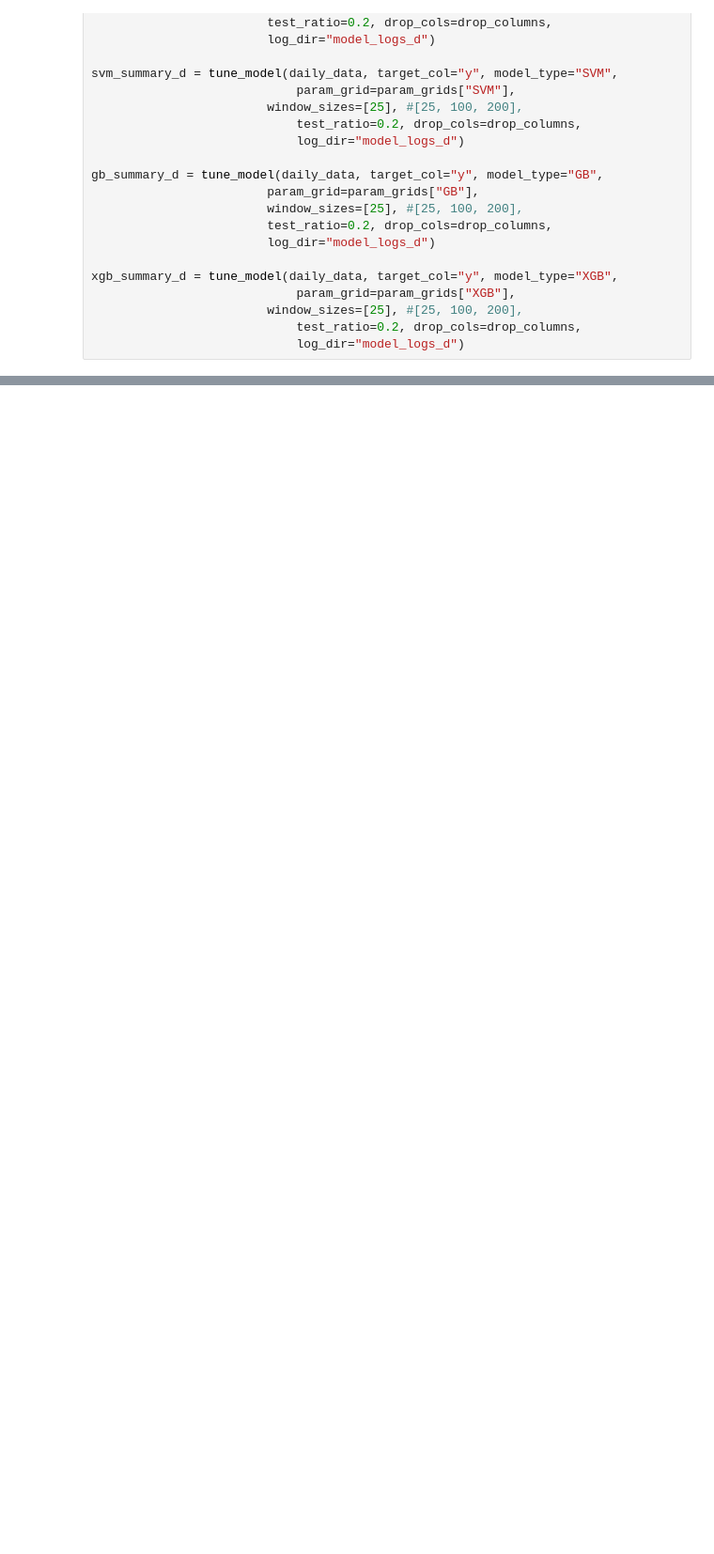
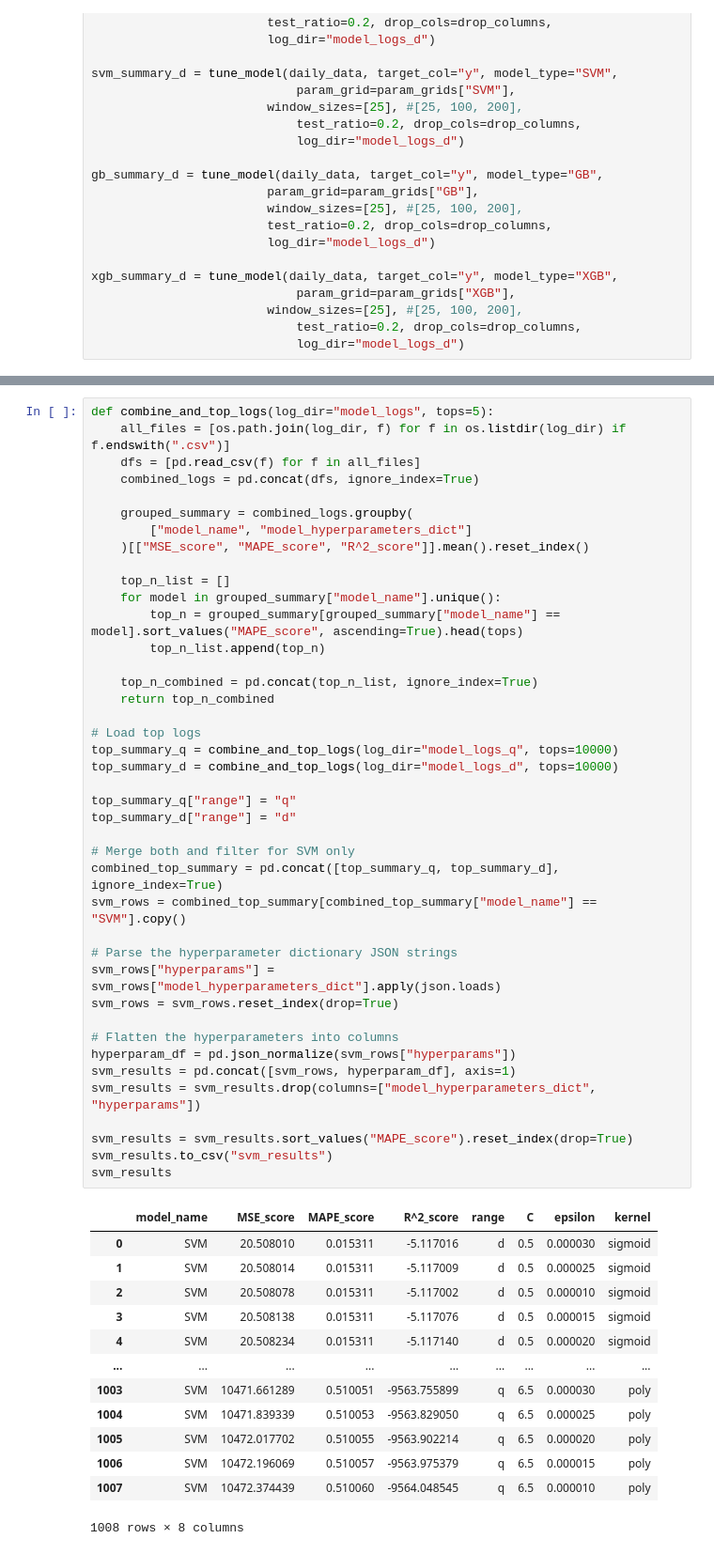
Before and after one commit to jimhcyang/xai_stock_pred_tune, a Jupyter notebook: ml_tuning.ipynb, the cells around one changed output, grey strips where cells are left out. Shown: that part at 94% size. Drawn from its saved outputs; the diff is of its cells as text; blank space fills up the shorter version.

Commit message:
hyperparameter tuning updates

```diff
--- a/ml_tuning.ipynb
+++ b/ml_tuning.ipynb
@@ -415,0 +427,55 @@ for d in top_summary_d['model_hyperparameters_dict']:
+# %%
+def combine_and_top_logs(log_dir="model_logs", tops=5):
+    all_files = [os.path.join(log_dir, f) for f in os.listdir(log_dir) if f.endswith(".csv")]
+    dfs = [pd.read_csv(f) for f in all_files]
+    combined_logs = pd.concat(dfs, ignore_index=True)
+
+    grouped_summary = combined_logs.groupby(
+        ["model_name", "model_hyperparameters_dict"]
+    )[["MSE_score", "MAPE_score", "R^2_score"]].mean().reset_index()
+
+    top_n_list = []
+    for model in grouped_summary["model_name"].unique():
+        top_n = grouped_summary[grouped_summary["model_name"] == model].sort_values("MAPE_score", ascending=True).head(tops)
+        top_n_list.append(top_n)
+
+    top_n_combined = pd.concat(top_n_list, ignore_index=True)
+    return top_n_combined
+
+# Load top logs
+top_summary_q = combine_and_top_logs(log_dir="model_logs_q", tops=10000)
+top_summary_d = combine_and_top_logs(log_dir="model_logs_d", tops=10000)
+
+top_summary_q["range"] = "q"
+top_summary_d["range"] = "d"
+
+# Merge both and filter for SVM only
+combined_top_summary = pd.concat([top_summary_q, top_summary_d], ignore_index=True)
+svm_rows = combined_top_summary[combined_top_summary["model_name"] == "SVM"].copy()
+
+# Parse the hyperparameter dictionary JSON strings
+svm_rows["hyperparams"] = svm_rows["model_hyperparameters_dict"].apply(json.loads)
+svm_rows = svm_rows.reset_index(drop=True)
+
+# Flatten the hyperparameters into columns
+hyperparam_df = pd.json_normalize(svm_rows["hyperparams"])
+svm_results = pd.concat([svm_rows, hyperparam_df], axis=1)
+svm_results = svm_results.drop(columns=["model_hyperparameters_dict", "hyperparams"])
+
+svm_results = svm_results.sort_values("MAPE_score").reset_index(drop=True)
+svm_results.to_csv("svm_results")
+svm_results
+# %% [output]
+|  | model_name | MSE_score | MAPE_score | R^2_score | range | C | epsilon | kernel |
+| 0 | SVM | 20.508010 | 0.015311 | -5.117016 | d | 0.5 | 0.000030 | sigmoid |
+| 1 | SVM | 20.508014 | 0.015311 | -5.117009 | d | 0.5 | 0.000025 | sigmoid |
+| 2 | SVM | 20.508078 | 0.015311 | -5.117002 | d | 0.5 | 0.000010 | sigmoid |
+| 3 | SVM | 20.508138 | 0.015311 | -5.117076 | d | 0.5 | 0.000015 | sigmoid |
+| 4 | SVM | 20.508234 | 0.015311 | -5.117140 | d | 0.5 | 0.000020 | sigmoid |
+| ... | ... | ... | ... | ... | ... | ... | ... | ... |
+| 1003 | SVM | 10471.661289 | 0.510051 | -9563.755899 | q | 6.5 | 0.000030 | poly |
+| 1004 | SVM | 10471.839339 | 0.510053 | -9563.829050 | q | 6.5 | 0.000025 | poly |
+| 1005 | SVM | 10472.017702 | 0.510055 | -9563.902214 | q | 6.5 | 0.000020 | poly |
+| 1006 | SVM | 10472.196069 | 0.510057 | -9563.975379 | q | 6.5 | 0.000015 | poly |
+| 1007 | SVM | 10472.374439 | 0.510060 | -9564.048545 | q | 6.5 | 0.000010 | poly |
+1008 rows × 8 columns
```
Also changed, not shown: parts of 7 cells of this notebook, 10 other files.
